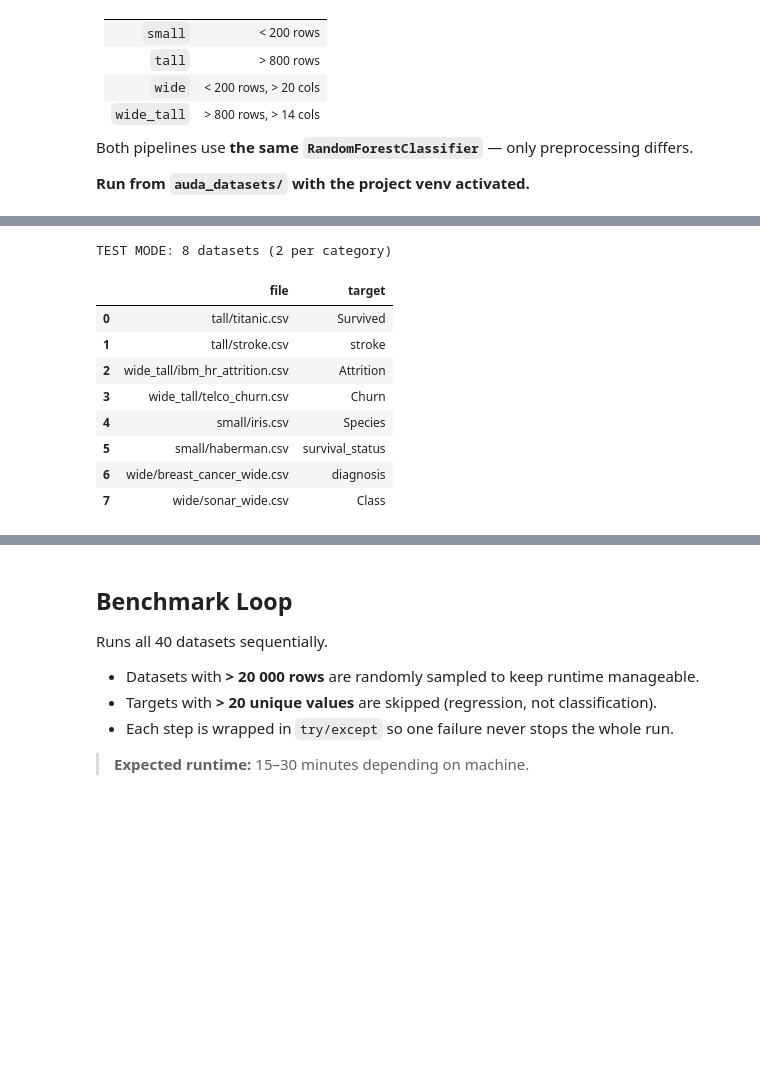
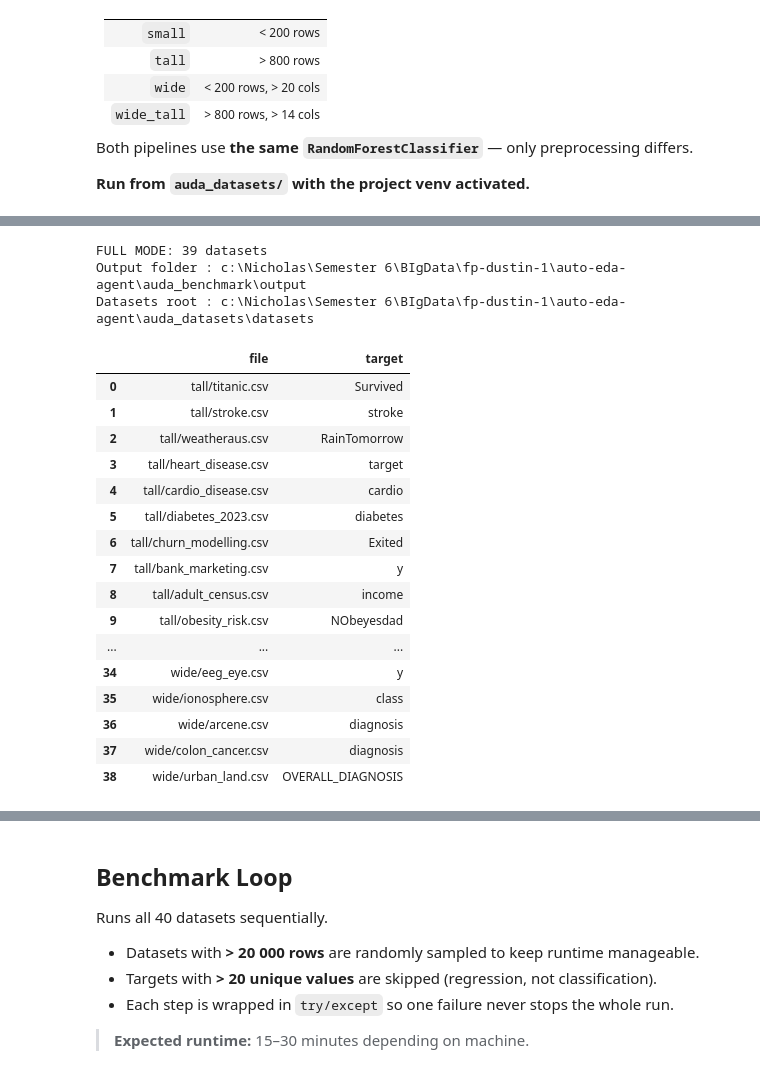
Before and after one commit to Delixx07/auto-eda-agent, a Jupyter notebook: auda_benchmark/auda_batch_benchmark.ipynb, the cells around one changed output, grey strips where cells are left out. Saved outputs shown, nothing was run; the diff lists cells and outputs as text; code cells hidden in the pictures; blank space fills up the shorter version.

Commit message:
feat: test new auda

```diff
--- a/auda_benchmark/auda_batch_benchmark.ipynb
+++ b/auda_benchmark/auda_batch_benchmark.ipynb
@@ -46,40 +49,53 @@ print(f'Repo root: {REPO_ROOT}')
 # %%
-DATASETS_DIR = 'datasets'
+OUTPUT_DIR   = 'output'
+os.makedirs(OUTPUT_DIR, exist_ok=True)
+
+DATASETS_DIR = '../auda_datasets/datasets'
 CONFIG_PATH  = os.path.join(DATASETS_DIR, 'config.json')
-MAX_ROWS     = 20_000   # datasets with more rows than this are randomly sampled down
 
 with open(CONFIG_PATH) as f:
     full_registry = json.load(f)
 
 # ── TEST MODE ─────────────────────────────────────────────────────────────
 # True  → run only N datasets per category (fast, for testing)
-# False → run all 40 datasets (for final results)
-TEST_MODE        = True
+# False → run all datasets (for final results)
+TEST_MODE        = False
 DATASETS_PER_CAT = 2
 
 if TEST_MODE:
     seen, registry = {}, []
     for entry in full_registry:
         cat = entry['file'].split('/')[0]
         if seen.get(cat, 0) < DATASETS_PER_CAT:
             registry.append(entry)
             seen[cat] = seen.get(cat, 0) + 1
     print(f'TEST MODE: {len(registry)} datasets ({DATASETS_PER_CAT} per category)')
 else:
-    # registry = full_registry          # ← uncomment this line for full run
     registry = full_registry
     print(f'FULL MODE: {len(registry)} datasets')
 
+print(f'Output folder : {os.path.abspath(OUTPUT_DIR)}')
+print(f'Datasets root : {os.path.abspath(DATASETS_DIR)}')
 pd.DataFrame(registry)[['file', 'target']]
 # %% [output]
-TEST MODE: 8 datasets (2 per category)
+FULL MODE: 39 datasets
+Output folder : c:\Nicholas\Semester 6\BIgData\fp-dustin-1\auto-eda-agent\auda_benchmark\output
+Datasets root : c:\Nicholas\Semester 6\BIgData\fp-dustin-1\auto-eda-agent\auda_datasets\datasets
 |  | file | target |
 | 0 | tall/titanic.csv | Survived |
 | 1 | tall/stroke.csv | stroke |
-| 2 | wide_tall/ibm_hr_attrition.csv | Attrition |
-| 3 | wide_tall/telco_churn.csv | Churn |
-| 4 | small/iris.csv | Species |
-| 5 | small/haberman.csv | survival_status |
-| 6 | wide/breast_cancer_wide.csv | diagnosis |
-| 7 | wide/sonar_wide.csv | Class |
+| 2 | tall/weatheraus.csv | RainTomorrow |
+| 3 | tall/heart_disease.csv | target |
+| 4 | tall/cardio_disease.csv | cardio |
+| 5 | tall/diabetes_2023.csv | diabetes |
+| 6 | tall/churn_modelling.csv | Exited |
+| 7 | tall/bank_marketing.csv | y |
+| 8 | tall/adult_census.csv | income |
+| 9 | tall/obesity_risk.csv | NObeyesdad |
+| ... | ... | ... |
+| 34 | wide/eeg_eye.csv | y |
+| 35 | wide/ionosphere.csv | class |
+| 36 | wide/arcene.csv | diagnosis |
+| 37 | wide/colon_cancer.csv | diagnosis |
+| 38 | wide/urban_land.csv | OVERALL_DIAGNOSIS |
 # %%
```
Also changed, not shown: parts of 11 cells of this notebook, 2 other files.
